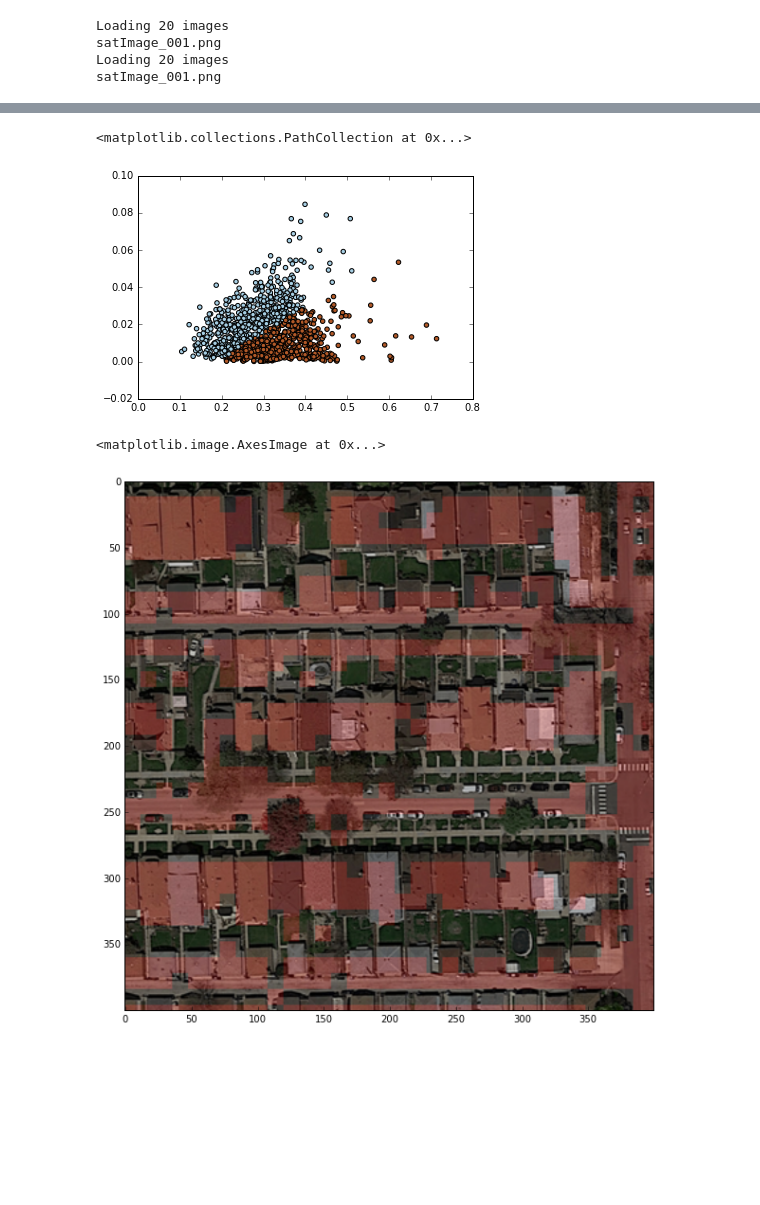
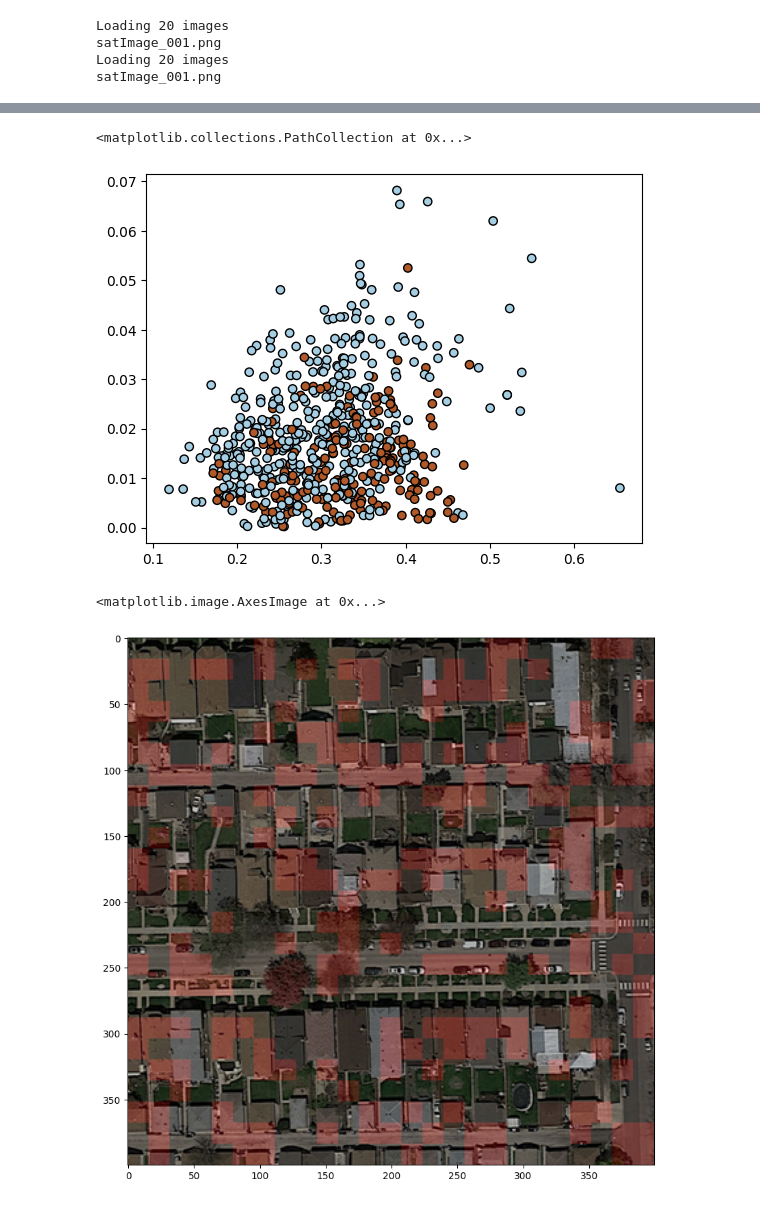
Before and after one commit to CS-433/ml-project-2-mnf, a Jupyter notebook: src/segment_aerial_images.ipynb, the cells around one changed output, grey strips where cells are left out. Saved outputs shown, nothing was run; the diff lists cells and outputs as text; code cells hidden in the pictures; blank space fills up the shorter version.

```diff
--- a/src/segment_aerial_images.ipynb
+++ b/src/segment_aerial_images.ipynb
@@ -53,7 +53,7 @@ def img_crop(im, w, h):
     return list_patches
 # %%
 # Loaded a set of images
-root_dir = "training/"
+root_dir = "./data/training/"
 
 image_dir = root_dir + "images/"
 files = os.listdir(image_dir)
@@ -180,9 +180,12 @@ plt.scatter(X[:, 0], X[:, 1], c=Y, edgecolors="k", cmap=plt.cm.Paired)
 # %%
 # train a logistic regression classifier
-
 from sklearn import linear_model
+from sklearn.neighbors import KNeighborsClassifier
 
 # we create an instance of the classifier and fit the data
-logreg = linear_model.LogisticRegression(C=1e5, class_weight="balanced")
-logreg.fit(X, Y)
+# logreg = linear_model.LogisticRegression(C=1e5, class_weight="balanced")
+# logreg.fit(X, Y)
+
+neigh = KNeighborsClassifier(n_neighbors=1)
+neigh.fit(X, Y)
 # %% [output]
@@ -236,13 +235,13 @@ def make_img_overlay(img, predicted_img):
 # %%
 # Run prediction on the img_idx-th image
 img_idx = 12
 
 Xi = extract_img_features(image_dir + files[img_idx])
-Zi = logreg.predict(Xi)
+Zi = neigh.predict(Xi)
 plt.scatter(Xi[:, 0], Xi[:, 1], c=Zi, edgecolors="k", cmap=plt.cm.Paired)
 # %% [output]
 <matplotlib.collections.PathCollection at 0x...>
-[figure, old version]
+[figure, new version]
 # %%
 # Display prediction as an image
 
@@ -258,4 +257,4 @@ new_img = make_img_overlay(imgs[img_idx], predicted_im)
 plt.imshow(new_img)
 # %% [output]
 <matplotlib.image.AxesImage at 0x...>
-[figure, old version]
+[figure, new version]
```
Also changed, not shown: parts of 8 cells of this notebook.
